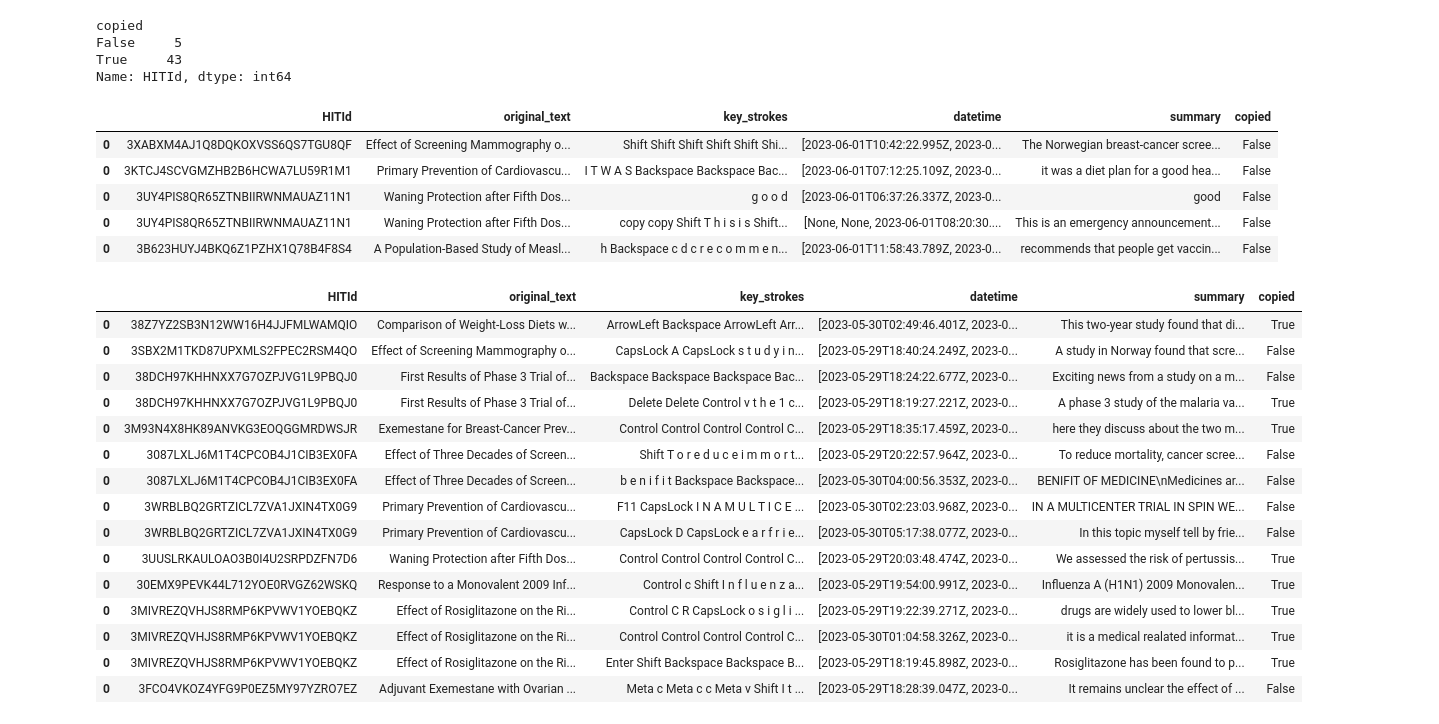
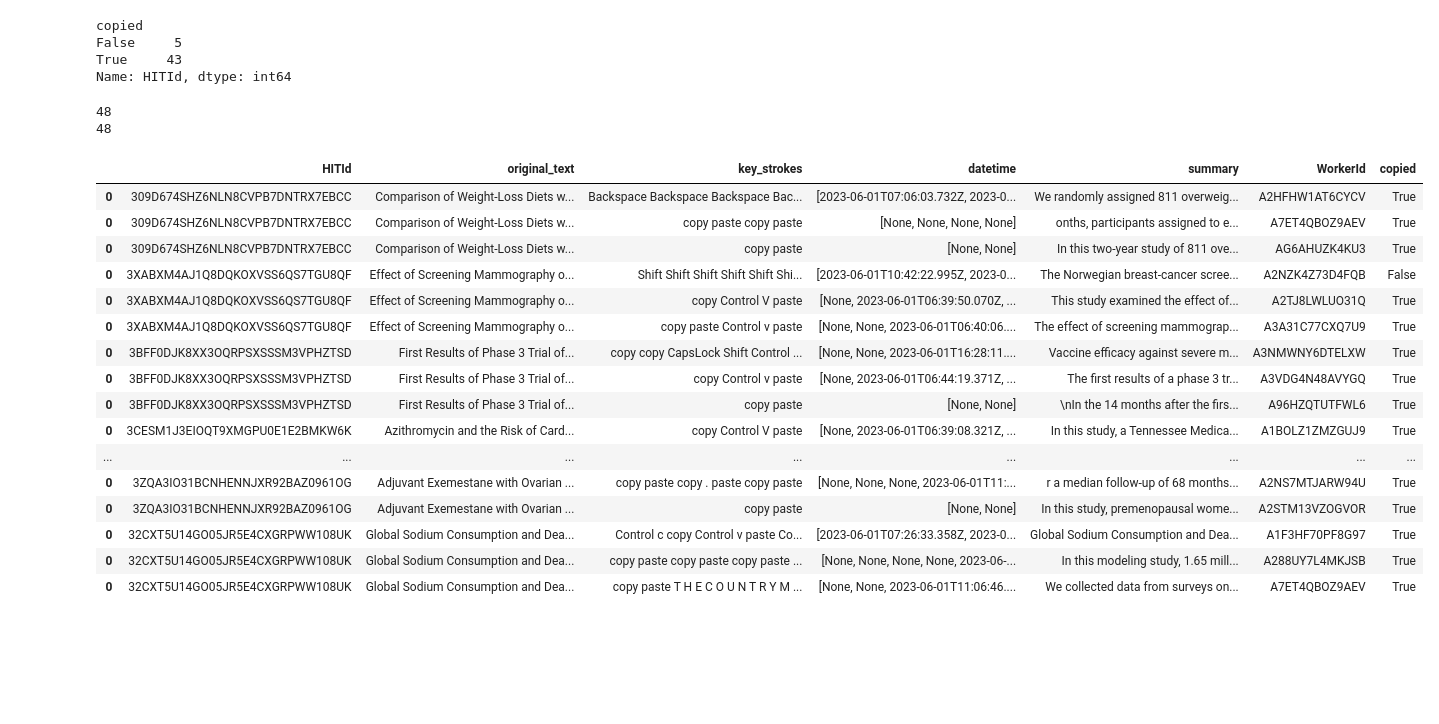
Before and after one commit to epfl-dlab/GPTurk, a Jupyter notebook: src/0_exploration.ipynb, the cells around one changed output. Cells and saved outputs as stored; diff of their text form; code cells hidden in the pictures; blank space fills up the shorter version.

```diff
--- a/src/0_exploration.ipynb
+++ b/src/0_exploration.ipynb
@@ -31,5 +13,8 @@ df["Description"].iloc[0]
 # %%
 def parse_response(x):
+    """
+    Create proper datastructure for futher anaylsis
+    """
     summary = x["summary"]
     actions = eval(x["log_of_what_they_did"])
 
@@ -86,30 +87,29 @@ Name: HITId, dtype: int64
+# %%
+print(len(responses))
+reponses = responses.drop_duplicates(subset=["summary"])
+print(len(responses))
+# %% [output]
+48
+48
+# %%
+responses
+# %% [output]
+|  | HITId | original_text | key_strokes | datetime | summary | WorkerId | copied |
+| 0 | 309D674SHZ6NLN8CVPB7DNTRX7EBCC | Comparison of Weight-Loss Diets w... | Backspace Backspace Backspace Bac... | [2023-06-01T07:06:03.732Z, 2023-0... | We randomly assigned 811 overweig... | A2HFHW1AT6CYCV | True |
+| 0 | 309D674SHZ6NLN8CVPB7DNTRX7EBCC | Comparison of Weight-Loss Diets w... | copy paste copy paste | [None, None, None, None] | onths, participants assigned to e... | A7ET4QBOZ9AEV | True |
+| 0 | 309D674SHZ6NLN8CVPB7DNTRX7EBCC | Comparison of Weight-Loss Diets w... | copy paste | [None, None] | In this two-year study of 811 ove... | AG6AHUZK4KU3 | True |
+| 0 | 3XABXM4AJ1Q8DQKOXVSS6QS7TGU8QF | Effect of Screening Mammography o... | Shift Shift Shift Shift Shift Shi... | [2023-06-01T10:42:22.995Z, 2023-0... | The Norwegian breast-cancer scree... | A2NZK4Z73D4FQB | False |
+| 0 | 3XABXM4AJ1Q8DQKOXVSS6QS7TGU8QF | Effect of Screening Mammography o... | copy Control V paste | [None, 2023-06-01T06:39:50.070Z, ... | This study examined the effect of... | A2TJ8LWLUO31Q | True |
+| 0 | 3XABXM4AJ1Q8DQKOXVSS6QS7TGU8QF | Effect of Screening Mammography o... | copy paste Control v paste | [None, None, 2023-06-01T06:40:06.... | The effect of screening mammograp... | A3A31C77CXQ7U9 | True |
+| 0 | 3BFF0DJK8XX3OQRPSXSSSM3VPHZTSD | First Results of Phase 3 Trial of... | copy copy CapsLock Shift Control ... | [None, None, 2023-06-01T16:28:11.... | Vaccine efficacy against severe m... | A3NMWNY6DTELXW | True |
+| 0 | 3BFF0DJK8XX3OQRPSXSSSM3VPHZTSD | First Results of Phase 3 Trial of... | copy Control v paste | [None, 2023-06-01T06:44:19.371Z, ... | The first results of a phase 3 tr... | A3VDG4N48AVYGQ | True |
+| 0 | 3BFF0DJK8XX3OQRPSXSSSM3VPHZTSD | First Results of Phase 3 Trial of... | copy paste | [None, None] | \nIn the 14 months after the firs... | A96HZQTUTFWL6 | True |
+| 0 | 3CESM1J3EIOQT9XMGPU0E1E2BMKW6K | Azithromycin and the Risk of Card... | copy Control V paste | [None, 2023-06-01T06:39:08.321Z, ... | In this study, a Tennessee Medica... | A1BOLZ1ZMZGUJ9 | True |
+| ... | ... | ... | ... | ... | ... | ... | ... |
+| 0 | 3ZQA3IO31BCNHENNJXR92BAZ0961OG | Adjuvant Exemestane with Ovarian ... | copy paste copy . paste copy paste | [None, None, None, 2023-06-01T11:... | r a median follow-up of 68 months... | A2NS7MTJARW94U | True |
+| 0 | 3ZQA3IO31BCNHENNJXR92BAZ0961OG | Adjuvant Exemestane with Ovarian ... | copy paste | [None, None] | In this study, premenopausal wome... | A2STM13VZOGVOR | True |
+| 0 | 32CXT5U14GO05JR5E4CXGRPWW108UK | Global Sodium Consumption and Dea... | Control c copy Control v paste Co... | [2023-06-01T07:26:33.358Z, 2023-0... | Global Sodium Consumption and Dea... | A1F3HF70PF8G97 | True |
+| 0 | 32CXT5U14GO05JR5E4CXGRPWW108UK | Global Sodium Consumption and Dea... | copy paste copy paste copy paste ... | [None, None, None, None, 2023-06-... | In this modeling study, 1.65 mill... | A288UY7L4MKJSB | True |
+| 0 | 32CXT5U14GO05JR5E4CXGRPWW108UK | Global Sodium Consumption and Dea... | copy paste T H E C O U N T R Y M ... | [None, None, 2023-06-01T11:06:46.... | We collected data from surveys on... | A7ET4QBOZ9AEV | True |
 # %%
 responses.to_csv("../data/processed_responses.csv", index=False)
-# %%
-responses[responses["copied"]==False]
-# %% [output]
-|  | HITId | original_text | key_strokes | datetime | summary | copied |
-| 0 | 3XABXM4AJ1Q8DQKOXVSS6QS7TGU8QF | Effect of Screening Mammography o... | Shift Shift Shift Shift Shift Shi... | [2023-06-01T10:42:22.995Z, 2023-0... | The Norwegian breast-cancer scree... | False |
-| 0 | 3KTCJ4SCVGMZHB2B6HCWA7LU59R1M1 | Primary Prevention of Cardiovascu... | I T W A S Backspace Backspace Bac... | [2023-06-01T07:12:25.109Z, 2023-0... | it was a diet plan for a good hea... | False |
-| 0 | 3UY4PIS8QR65ZTNBIIRWNMAUAZ11N1 | Waning Protection after Fifth Dos... | g o o d | [2023-06-01T06:37:26.337Z, 2023-0... | good | False |
-| 0 | 3UY4PIS8QR65ZTNBIIRWNMAUAZ11N1 | Waning Protection after Fifth Dos... | copy copy Shift T h i s i s Shift... | [None, None, 2023-06-01T08:20:30.... | This is an emergency announcement... | False |
-| 0 | 3B623HUYJ4BKQ6Z1PZHX1Q78B4F8S4 | A Population-Based Study of Measl... | h Backspace c d c r e c o m m e n... | [2023-06-01T11:58:43.789Z, 2023-0... | recommends that people get vaccin... | False |
-# %%
-responses[responses["key_strokes"].map(len)> 300]
-# %% [output]
-|  | HITId | original_text | key_strokes | datetime | summary | copied |
-| 0 | 38Z7YZ2SB3N12WW16H4JJFMLWAMQIO | Comparison of Weight-Loss Diets w... | ArrowLeft Backspace ArrowLeft Arr... | [2023-05-30T02:49:46.401Z, 2023-0... | This two-year study found that di... | True |
-| 0 | 3SBX2M1TKD87UPXMLS2FPEC2RSM4QO | Effect of Screening Mammography o... | CapsLock A CapsLock s t u d y i n... | [2023-05-29T18:40:24.249Z, 2023-0... | A study in Norway found that scre... | False |
-| 0 | 38DCH97KHHNXX7G7OZPJVG1L9PBQJ0 | First Results of Phase 3 Trial of... | Backspace Backspace Backspace Bac... | [2023-05-29T18:24:22.677Z, 2023-0... | Exciting news from a study on a m... | False |
-| 0 | 38DCH97KHHNXX7G7OZPJVG1L9PBQJ0 | First Results of Phase 3 Trial of... | Delete Delete Control v t h e 1 c... | [2023-05-29T18:19:27.221Z, 2023-0... | A phase 3 study of the malaria va... | True |
-| 0 | 3M93N4X8HK89ANVKG3EOQGGMRDWSJR | Exemestane for Breast-Cancer Prev... | Control Control Control Control C... | [2023-05-29T18:35:17.459Z, 2023-0... | here they discuss about the two m... | True |
-| 0 | 3087LXLJ6M1T4CPCOB4J1CIB3EX0FA | Effect of Three Decades of Screen... | Shift T o r e d u c e i m m o r t... | [2023-05-29T20:22:57.964Z, 2023-0... | To reduce mortality, cancer scree... | False |
-| 0 | 3087LXLJ6M1T4CPCOB4J1CIB3EX0FA | Effect of Three Decades of Screen... | b e n i f i t Backspace Backspace... | [2023-05-30T04:00:56.353Z, 2023-0... | BENIFIT OF MEDICINE\nMedicines ar... | False |
-| 0 | 3WRBLBQ2GRTZICL7ZVA1JXIN4TX0G9 | Primary Prevention of Cardiovascu... | F11 CapsLock I N A M U L T I C E ... | [2023-05-30T02:23:03.968Z, 2023-0... | IN A MULTICENTER TRIAL IN SPIN WE... | False |
-| 0 | 3WRBLBQ2GRTZICL7ZVA1JXIN4TX0G9 | Primary Prevention of Cardiovascu... | CapsLock D CapsLock e a r f r i e... | [2023-05-30T05:17:38.077Z, 2023-0... | In this topic myself tell by frie... | False |
-| 0 | 3UUSLRKAULOAO3B0I4U2SRPDZFN7D6 | Waning Protection after Fifth Dos... | Control Control Control Control C... | [2023-05-29T20:03:48.474Z, 2023-0... | We assessed the risk of pertussis... | True |
-| 0 | 30EMX9PEVK44L712YOE0RVGZ62WSKQ | Response to a Monovalent 2009 Inf... | Control c Shift I n f l u e n z a... | [2023-05-29T19:54:00.991Z, 2023-0... | Influenza A (H1N1) 2009 Monovalen... | True |
-| 0 | 3MIVREZQVHJS8RMP6KPVWV1YOEBQKZ | Effect of Rosiglitazone on the Ri... | Control C R CapsLock o s i g l i ... | [2023-05-29T19:22:39.271Z, 2023-0... | drugs are widely used to lower bl... | True |
-| 0 | 3MIVREZQVHJS8RMP6KPVWV1YOEBQKZ | Effect of Rosiglitazone on the Ri... | Control Control Control Control C... | [2023-05-30T01:04:58.326Z, 2023-0... | it is a medical realated informat... | True |
-| 0 | 3MIVREZQVHJS8RMP6KPVWV1YOEBQKZ | Effect of Rosiglitazone on the Ri... | Enter Shift Backspace Backspace B... | [2023-05-29T18:19:45.898Z, 2023-0... | Rosiglitazone has been found to p... | True |
-| 0 | 3FCO4VKOZ4YFG9P0EZ5MY97YZRO7EZ | Adjuvant Exemestane with Ovarian ... | Meta c Meta c c Meta v Shift I t ... | [2023-05-29T18:28:39.047Z, 2023-0... | It remains unclear the effect of ... | False |
```
Also changed, not shown: parts of 10 cells of this notebook, 10 other files.
